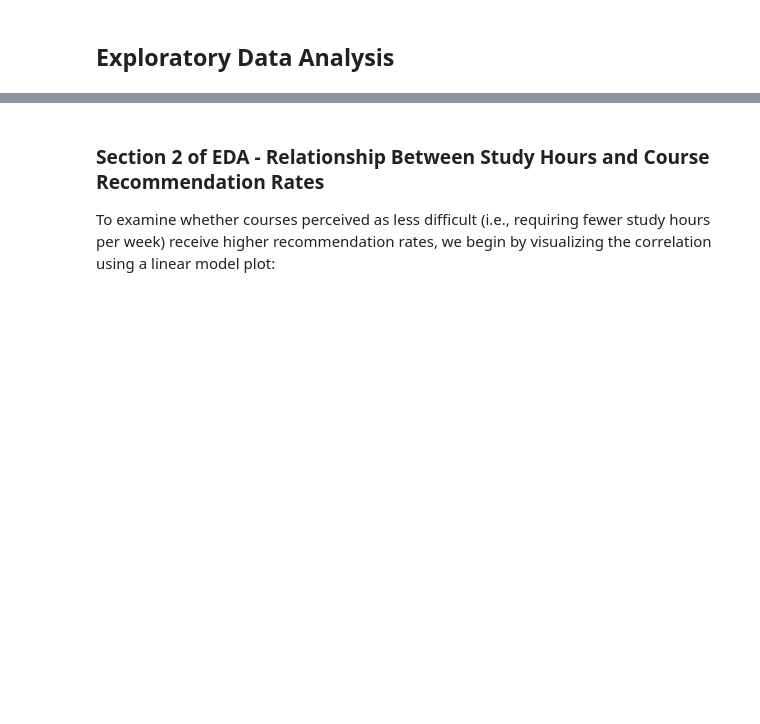
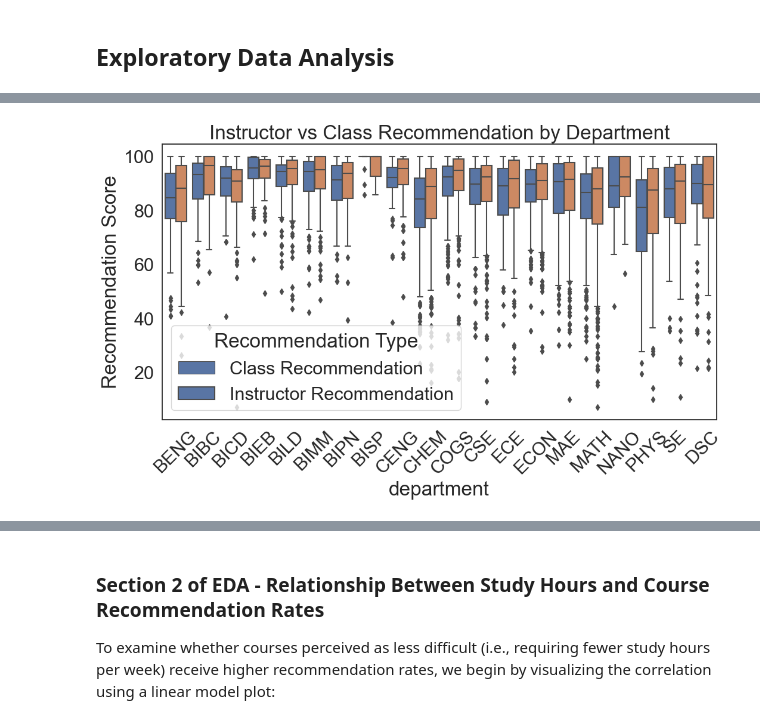
Before and after one commit to EllaW9/ucsd-stem-course-sentiment-study, a Jupyter notebook: EDACheckpoint_Group047_WI25.ipynb, the cells around one changed output, grey strips where cells are left out. Saved outputs shown, nothing was run; the diff lists cells and outputs as text; code cells hidden in the pictures; blank space fills up the shorter version.

```diff
--- a/EDACheckpoint_Group047_WI25.ipynb
+++ b/EDACheckpoint_Group047_WI25.ipynb
@@ -190,0 +289,22 @@ See the caveats in the documentation: https://pandas.pydata.org/pandas-docs/stab
+# %%
+import matplotlib.pyplot as plt
+import seaborn as sns
+import pandas as pd
+
+# Convert data to long format for easier plotting
+df_melted = df.melt(id_vars=["department"], value_vars=["rcmd_class", "rcmd_instr"],
+                     var_name="Recommendation Type", value_name="Recommendation Score")
+
+# Create a single boxplot with hue
+plt.figure(figsize=(12, 6))
+sns.boxplot(x="department", y="Recommendation Score", hue="Recommendation Type", data=df_melted)
+
+# Rotate department labels for readability
+plt.xticks(rotation=45)
+plt.title("Instructor vs Class Recommendation by Department")
+
+# Show plot
+plt.legend(title="Recommendation Type", labels=["Class Recommendation", "Instructor Recommendation"])
+plt.show()
+# %% [output]
+[figure, added]
```
Also changed, not shown: parts of 10 cells of this notebook.
